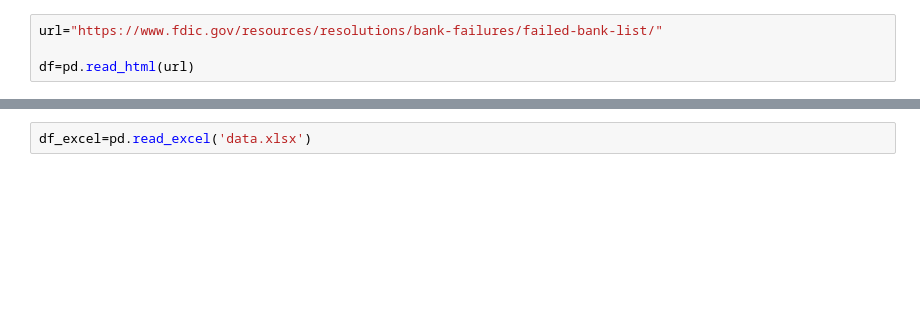
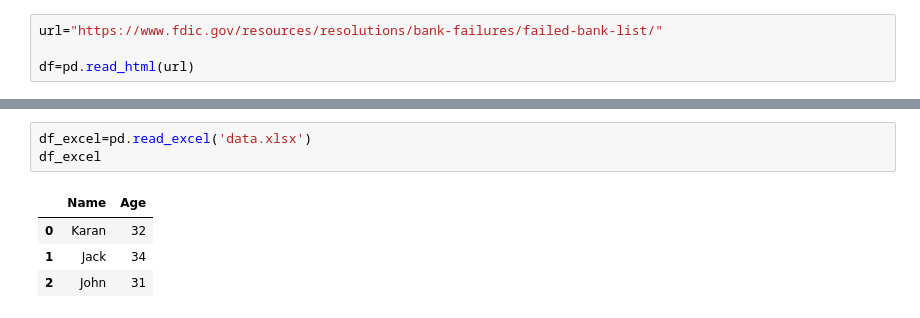
Before and after one commit to Kapil987/pythonForMlops, a Jupyter notebook: 9-Data_Analysis_With_Python/9.4-readdata.ipynb, the cells around one changed output, grey strips where cells are left out. Saved outputs shown, nothing was run; the diff lists cells and outputs as text; blank space fills up the shorter version.

```diff
--- a/9-Data_Analysis_With_Python/9.4-readdata.ipynb
+++ b/9-Data_Analysis_With_Python/9.4-readdata.ipynb
@@ -181,2 +185,8 @@ Successfully installed et-xmlfile-1.1.0 openpyxl-3.1.4
 # %%
 df_excel=pd.read_excel('data.xlsx')
+df_excel
+# %% [output]
+|  | Name | Age |
+| 0 | Karan | 32 |
+| 1 | Jack | 34 |
+| 2 | John | 31 |
```
Also changed, not shown: parts of 16 cells of this notebook, 12 other files.
